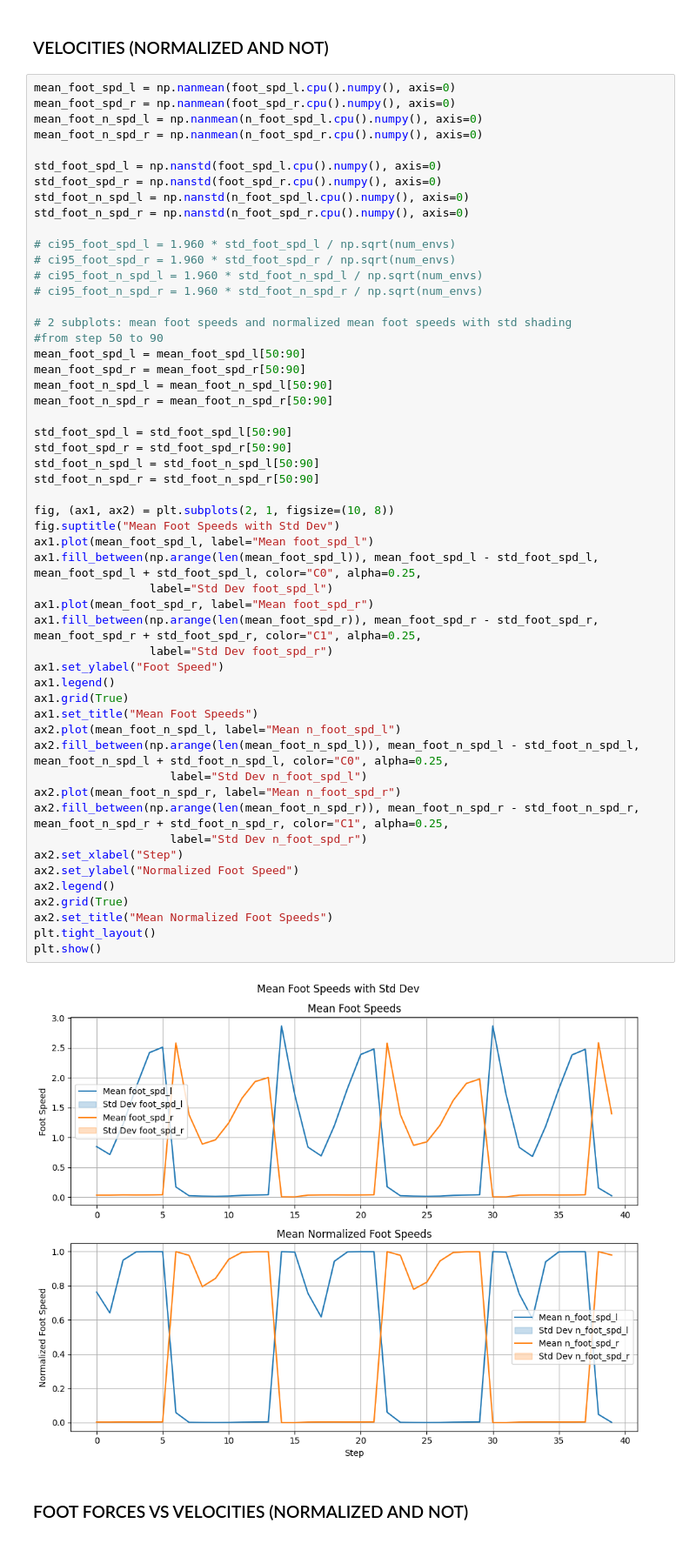
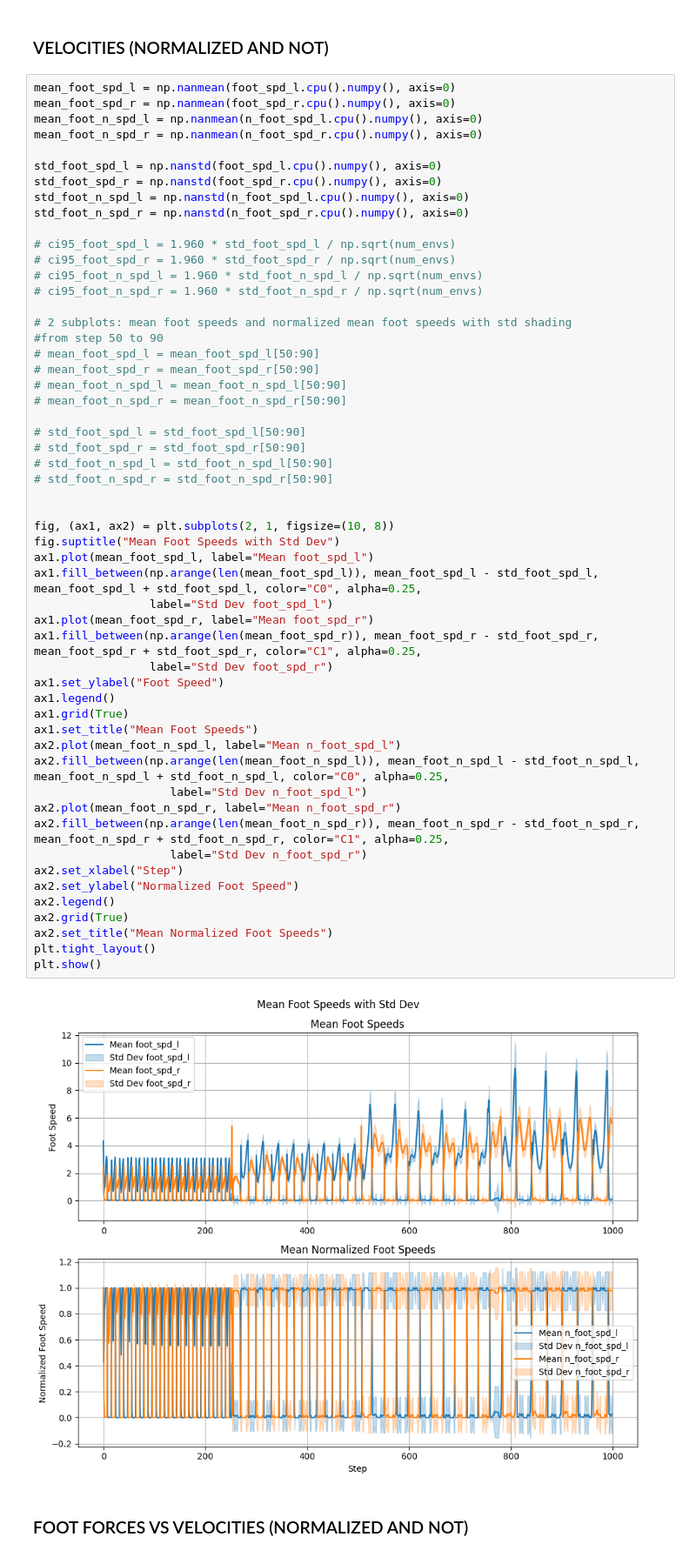
Before and after one commit to AndreaDiBenedett0/IsaacLab_fork, a Jupyter notebook: tools/statistics.ipynb, the cells around one changed output. Shown at 87% size. Saved outputs shown, nothing was run; the diff lists cells and outputs as text.

```diff
--- a/tools/statistics.ipynb
+++ b/tools/statistics.ipynb
@@ -287,43 +296,44 @@ std_foot_n_spd_r = np.nanstd(n_foot_spd_r.cpu().numpy(), axis=0)
 
 # 2 subplots: mean foot speeds and normalized mean foot speeds with std shading
 #from step 50 to 90
-mean_foot_spd_l = mean_foot_spd_l[50:90]
-mean_foot_spd_r = mean_foot_spd_r[50:90]
-mean_foot_n_spd_l = mean_foot_n_spd_l[50:90]
-mean_foot_n_spd_r = mean_foot_n_spd_r[50:90]
+# mean_foot_spd_l = mean_foot_spd_l[50:90]
+# mean_foot_spd_r = mean_foot_spd_r[50:90]
+# mean_foot_n_spd_l = mean_foot_n_spd_l[50:90]
+# mean_foot_n_spd_r = mean_foot_n_spd_r[50:90]
 
-std_foot_spd_l = std_foot_spd_l[50:90]
-std_foot_spd_r = std_foot_spd_r[50:90]
-std_foot_n_spd_l = std_foot_n_spd_l[50:90]
-std_foot_n_spd_r = std_foot_n_spd_r[50:90]
+# std_foot_spd_l = std_foot_spd_l[50:90]
+# std_foot_spd_r = std_foot_spd_r[50:90]
+# std_foot_n_spd_l = std_foot_n_spd_l[50:90]
+# std_foot_n_spd_r = std_foot_n_spd_r[50:90]
+
 
 fig, (ax1, ax2) = plt.subplots(2, 1, figsize=(10, 8))
 fig.suptitle("Mean Foot Speeds with Std Dev")
 ax1.plot(mean_foot_spd_l, label="Mean foot_spd_l")
 ax1.fill_between(np.arange(len(mean_foot_spd_l)), mean_foot_spd_l - std_foot_spd_l, mean_foot_spd_l + std_foot_spd_l, color="C0", alpha=0.25,
                  label="Std Dev foot_spd_l")
 ax1.plot(mean_foot_spd_r, label="Mean foot_spd_r")
 ax1.fill_between(np.arange(len(mean_foot_spd_r)), mean_foot_spd_r - std_foot_spd_r, mean_foot_spd_r + std_foot_spd_r, color="C1", alpha=0.25,
                  label="Std Dev foot_spd_r")
 ax1.set_ylabel("Foot Speed")
 ax1.legend()
 ax1.grid(True)
 ax1.set_title("Mean Foot Speeds")
 ax2.plot(mean_foot_n_spd_l, label="Mean n_foot_spd_l")
 ax2.fill_between(np.arange(len(mean_foot_n_spd_l)), mean_foot_n_spd_l - std_foot_n_spd_l, mean_foot_n_spd_l + std_foot_n_spd_l, color="C0", alpha=0.25,
                     label="Std Dev n_foot_spd_l")
 ax2.plot(mean_foot_n_spd_r, label="Mean n_foot_spd_r")
 ax2.fill_between(np.arange(len(mean_foot_n_spd_r)), mean_foot_n_spd_r - std_foot_n_spd_r, mean_foot_n_spd_r + std_foot_n_spd_r, color="C1", alpha=0.25,
                     label="Std Dev n_foot_spd_r")
 ax2.set_xlabel("Step")
 ax2.set_ylabel("Normalized Foot Speed")
 ax2.legend()
 ax2.grid(True)
 ax2.set_title("Mean Normalized Foot Speeds")
 plt.tight_layout()
 plt.show()
 # %% [output]
-[figure, old version]
+[figure, new version]
 # %% [markdown]
 ### FOOT FORCES VS VELOCITIES (NORMALIZED AND NOT)
 # %%
```
Also changed, not shown: parts of 26 cells of this notebook, 6 other files.
